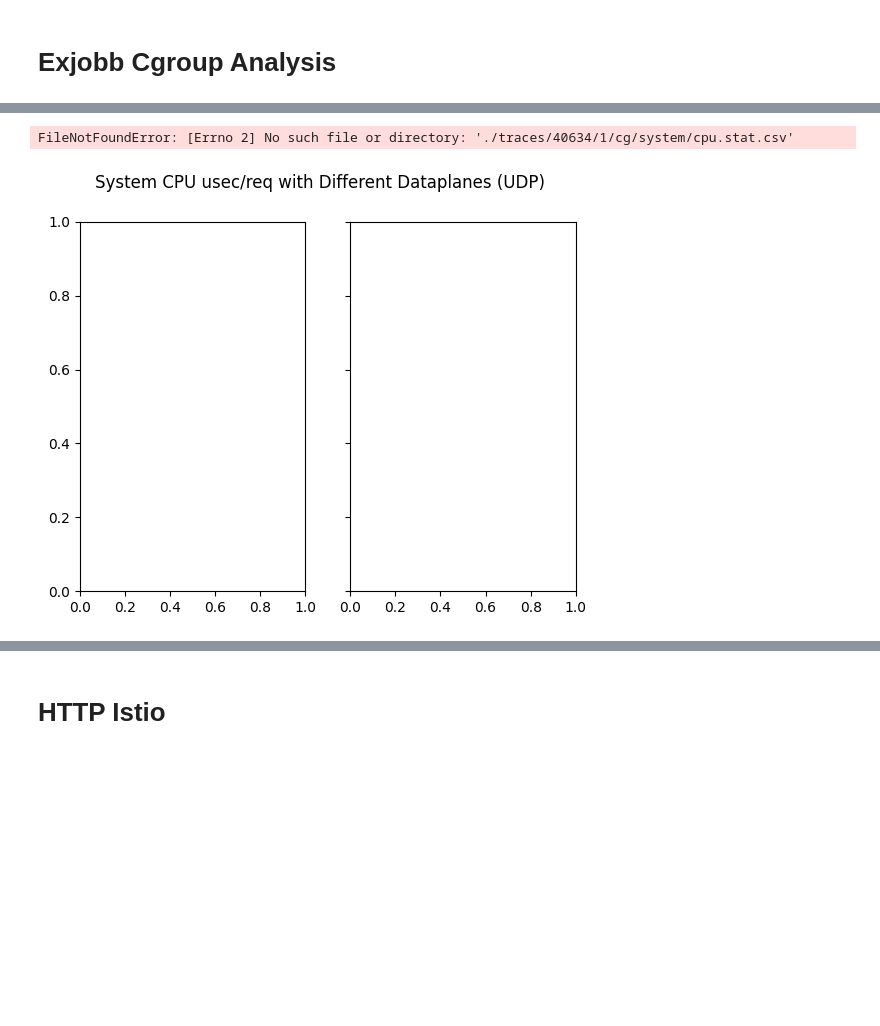
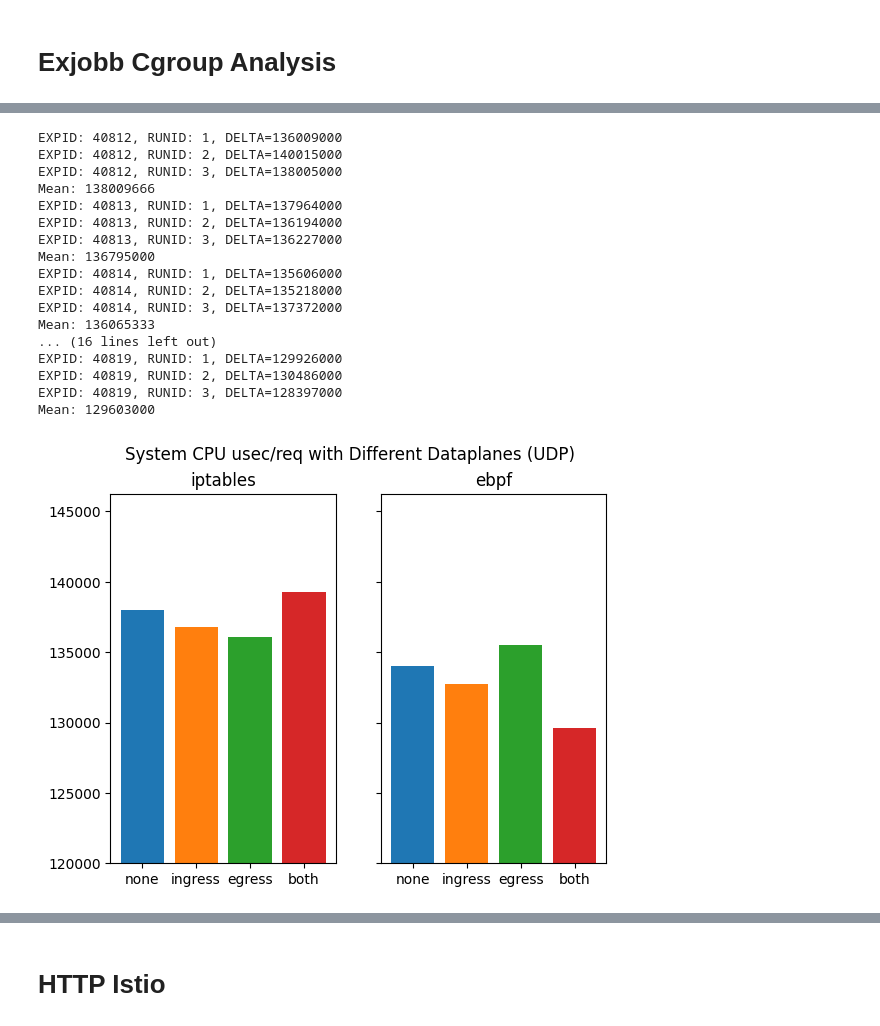
Before and after one commit to EmilZackrisson/thesis, a Jupyter notebook: Analysis/cgroup.ipynb, the cells around one changed output, grey strips where cells are left out. Cells and saved outputs as stored; diff of their text form; code cells hidden in the pictures; blank space fills up the shorter version.

Commit message:
cgroup plots and fix

```diff
--- a/Analysis/cgroup.ipynb
+++ b/Analysis/cgroup.ipynb
@@ -149,17 +149,33 @@ def plot_bar_mem_usage_istio(experimentstocompare, axs, index):
 # %%
 fig, axs = plt.subplots(1,2,sharey=True)
 fig.suptitle('System CPU usec/req with Different Dataplanes (UDP)')
 
 # UDP Iptables
-experimentstocompare = [{'id': '40634'}, {'id': '40635'}, {'id': '40636'}, {'id': '40637'}]
+experimentstocompare = [{'id': '40812'}, {'id': '40813'}, {'id': '40814'}, {'id': '40815'}]
 plot_bar_cpu_per_req(experimentstocompare, axs, index=0, filter="UDP")
 
 # UDP eBPF
-experimentstocompare = [{'id': '40725'}, {'id': '40726'}, {'id': '40727'}, {'id': '40728'}]
+experimentstocompare = [{'id': '40816'}, {'id': '40817'}, {'id': '40818'}, {'id': '40819'}]
 plot_bar_cpu_per_req(experimentstocompare, axs, index=1, filter="UDP")
 
-axs[0].set(ylim=130000)
-#plt.savefig('plots/cpu_usec_udp.pdf', format='pdf')
+axs[0].set(ylim=120000)
+plt.savefig('plots/cpu_usec_udp.pdf', format='pdf')
 # %% [output]
-FileNotFoundError: [Errno 2] No such file or directory: './traces/40634/1/cg/system/cpu.stat.csv'
+EXPID: 40812, RUNID: 1, DELTA=136009000
+EXPID: 40812, RUNID: 2, DELTA=140015000
+EXPID: 40812, RUNID: 3, DELTA=138005000
+Mean: 138009666
+EXPID: 40813, RUNID: 1, DELTA=137964000
+EXPID: 40813, RUNID: 2, DELTA=136194000
+EXPID: 40813, RUNID: 3, DELTA=136227000
+Mean: 136795000
+EXPID: 40814, RUNID: 1, DELTA=135606000
+EXPID: 40814, RUNID: 2, DELTA=135218000
+EXPID: 40814, RUNID: 3, DELTA=137372000
+Mean: 136065333
+... (16 lines left out)
+EXPID: 40819, RUNID: 1, DELTA=129926000
+EXPID: 40819, RUNID: 2, DELTA=130486000
+EXPID: 40819, RUNID: 3, DELTA=128397000
+Mean: 129603000
-[figure, old version]
+[figure, new version]
```
Also changed, not shown: parts of 2 cells of this notebook, 6 other files.
